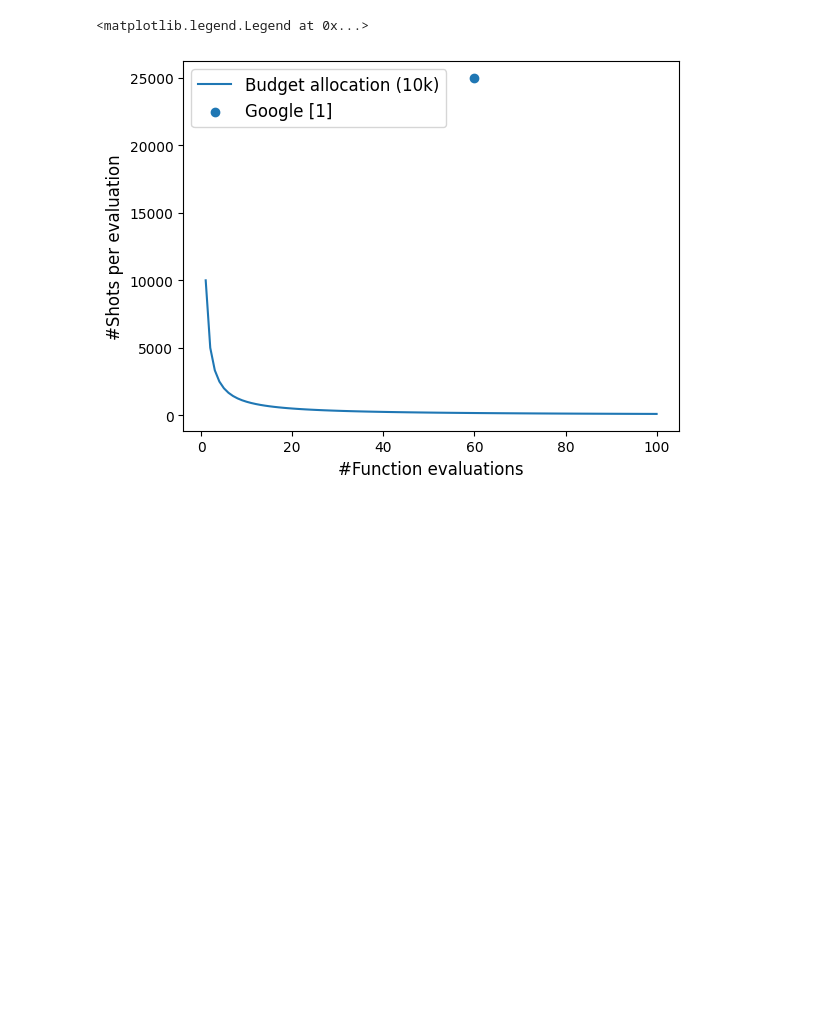
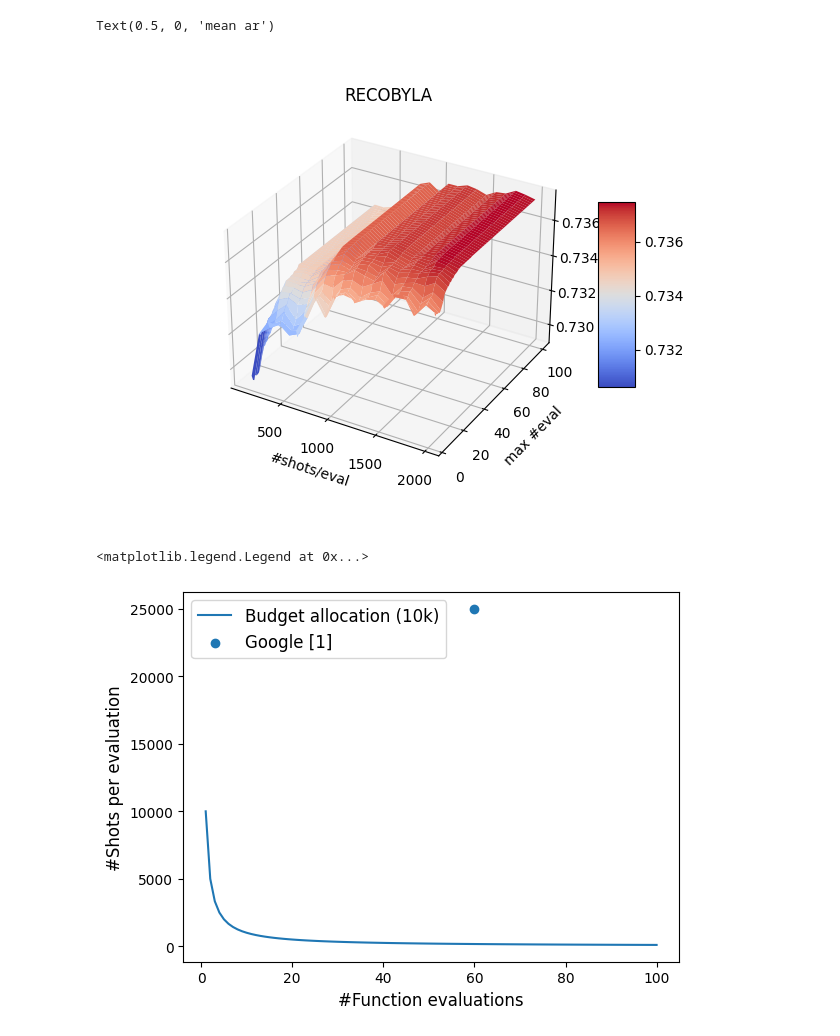
Before and after one commit to jpmorganchase/End-to-End_Protocol_for_High-Quality_QAOA_Parameters, a Jupyter notebook: configure_optimizer.ipynb, the cells around one changed output. Cells and saved outputs as stored; diff of their text form; code cells hidden in the pictures; blank space fills up the shorter version.

```diff
--- a/configure_optimizer.ipynb
+++ b/configure_optimizer.ipynb
@@ -400,0 +478,19 @@ KeyboardInterrupt:
+# %%
+import matplotlib.pyplot as plt
+from matplotlib import cm
+
+fig, ax = plt.subplots(subplot_kw={"projection": "3d"})
+
+x, y = np.meshgrid(shots_pool, maxfev_pool, indexing='ij')
+zs = np.max(mean_ar.reshape(len(method_pool), len(shots_pool), -1, len(maxfev_pool)), axis=2)
+for z, label in zip(zs, method_pool):
+    if label == "RECOBYLA":
+        surf = ax.plot_surface(x, y, z, cmap=cm.coolwarm, linewidth=0, antialiased=True)
+        ax.set_title(label)
+fig.colorbar(surf, shrink=0.5, aspect=5)
+ax.set_xlabel('#shots/eval')
+ax.set_ylabel('max #eval')
+ax.set_zlabel('mean ar')
+# %% [output]
+Text(0.5, 0, 'mean ar')
+[figure, added]
```
Also changed, not shown: parts of 9 cells of this notebook, 1 other file.
